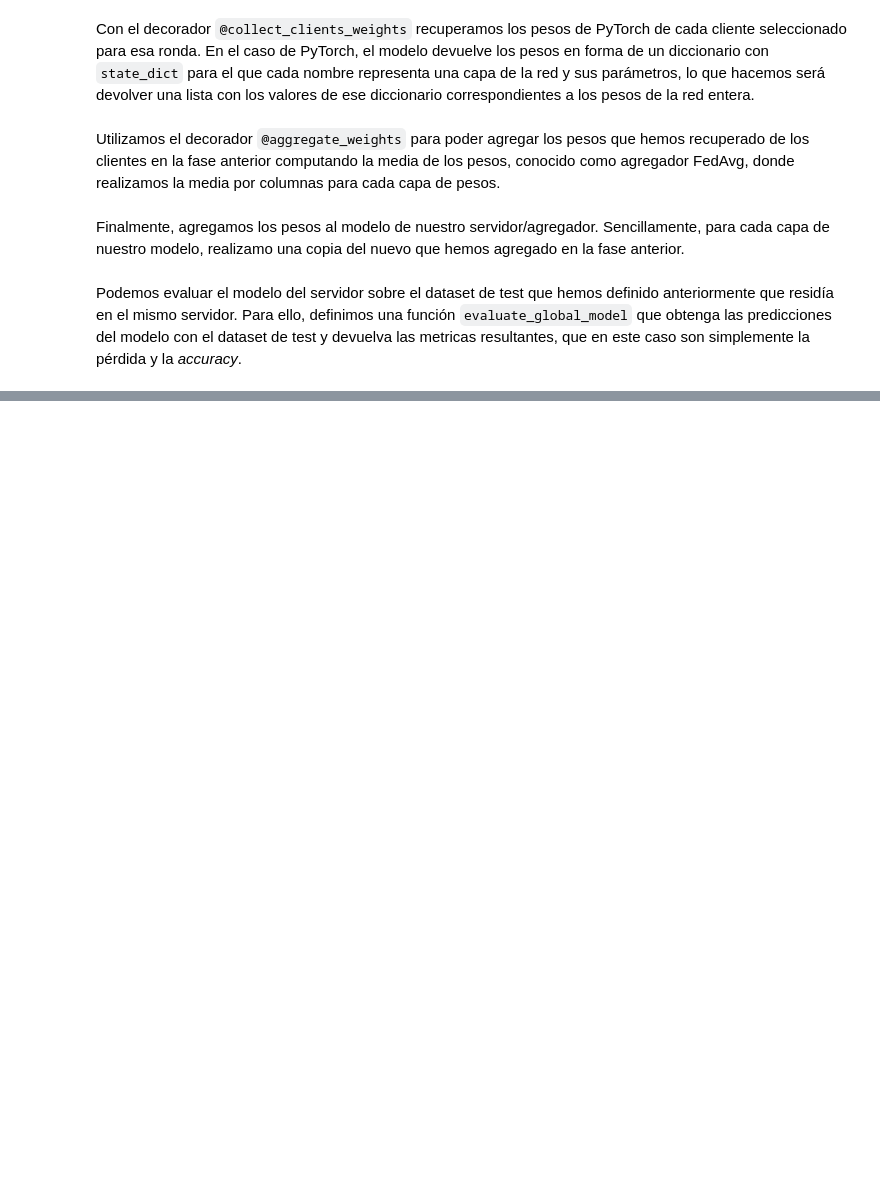
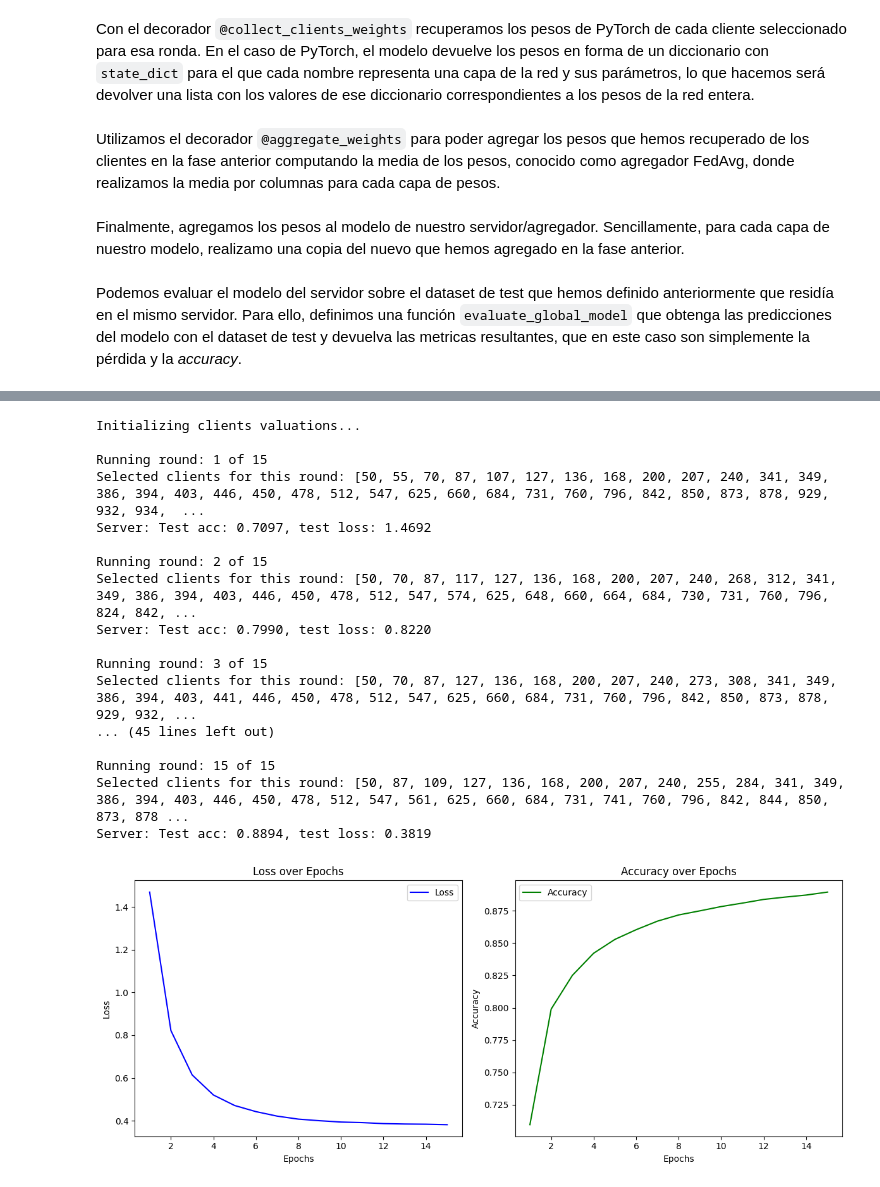
Before and after one commit to mayoras/flex-cs, a Jupyter notebook: notebooks/active-mnist.ipynb, the cells around one changed output, grey strips where cells are left out. Saved outputs shown, nothing was run; the diff lists cells and outputs as text; code cells hidden in the pictures; blank space fills up the shorter version.

```diff
--- a/notebooks/active-mnist.ipynb
+++ b/notebooks/active-mnist.ipynb
@@ -260,0 +607,22 @@ Accuracy (test): 0.51695
+# %%
+losses, accuracies = train_n_rounds_afl(15, 200)
+plot_loss_accuracy(losses, accuracies)
+# %% [output]
+Initializing clients valuations...
+
+Running round: 1 of 15
+Selected clients for this round: [50, 55, 70, 87, 107, 127, 136, 168, 200, 207, 240, 341, 349, 386, 394, 403, 446, 450, 478, 512, 547, 625, 660, 684, 731, 760, 796, 842, 850, 873, 878, 929, 932, 934,  ...
+Server: Test acc: 0.7097, test loss: 1.4692
+
+Running round: 2 of 15
+Selected clients for this round: [50, 70, 87, 117, 127, 136, 168, 200, 207, 240, 268, 312, 341, 349, 386, 394, 403, 446, 450, 478, 512, 547, 574, 625, 648, 660, 664, 684, 730, 731, 760, 796, 824, 842, ...
+Server: Test acc: 0.7990, test loss: 0.8220
+
+Running round: 3 of 15
+Selected clients for this round: [50, 70, 87, 127, 136, 168, 200, 207, 240, 273, 308, 341, 349, 386, 394, 403, 441, 446, 450, 478, 512, 547, 625, 660, 684, 731, 760, 796, 842, 850, 873, 878, 929, 932, ...
+... (45 lines left out)
+
+Running round: 15 of 15
+Selected clients for this round: [50, 87, 109, 127, 136, 168, 200, 207, 240, 255, 284, 341, 349, 386, 394, 403, 446, 450, 478, 512, 547, 561, 625, 660, 684, 731, 741, 760, 796, 842, 844, 850, 873, 878 ...
+Server: Test acc: 0.8894, test loss: 0.3819
+[figure, added]
```
Also changed, not shown: parts of 25 cells of this notebook.
